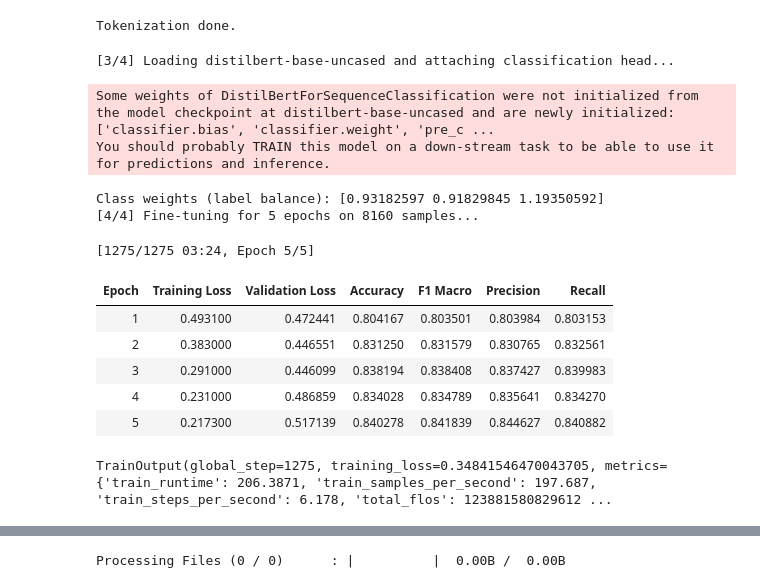
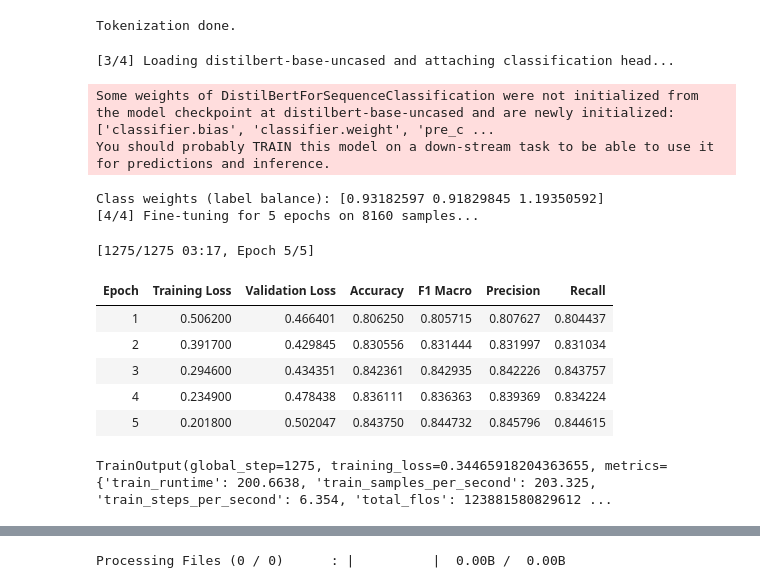
Before and after one commit to GitRatBCSAD/gomi-ml, a Jupyter notebook: gomi_train_3.ipynb, the cells around one changed output, grey strips where cells are left out. Cells and saved outputs as stored; diff of their text form; code cells hidden in the pictures.

Commit message:
update v3
Refactor to remove dead code, and removed `intensity` since it was
unecessary.

```diff
--- a/gomi_train_3.ipynb
+++ b/gomi_train_3.ipynb
@@ -187,23 +178,19 @@ Pre-split pool: 9600 samples.
     risk            3434  (35.8%)
     satisfaction    2681  (27.9%)
 # %%
-# ── 5. Split -> Tokenize ─────────────────────────────────────────────────────
-# Augmentation removed: satisfaction=2681 entries (3.5x previous 668).
-# All classes within 2x of each other -- augmentation unnecessary and would
-# reintroduce imbalance (SynonymAug would make satisfaction 2x the others).
 import numpy as np
+from collections import Counter
 from sklearn.model_selection import train_test_split
 from transformers import AutoTokenizer, AutoModelForSequenceClassification
 from transformers import TrainingArguments, Trainer, DataCollatorWithPadding
 from datasets import Dataset
 
-train_msgs, val_msgs, train_labels, val_labels, train_ints, val_ints = train_test_split(
-    messages, label_ids, intensities,
+train_msgs, val_msgs, train_labels, val_labels = train_test_split(
+    messages, label_ids,
     test_size=TEST_SIZE, random_state=RANDOM_SEED, stratify=label_ids
 )
 print(f'Split: {len(train_msgs)} train | {len(val_msgs)} val')
 
-from collections import Counter
 dist = Counter(LABELS[i] for i in train_labels)
 for lbl, cnt in sorted(dist.items()):
     print(f'  {lbl:<14} {cnt:>5}  ({100*cnt/len(train_labels):.1f}%)')
@@ -214,15 +201,12 @@ tokenizer = AutoTokenizer.from_pretrained(BASE_MODEL)
 def tokenize(batch):
     return tokenizer(batch['text'], truncation=True, max_length=MAX_LENGTH)
 
-train_weights = [i / 7.0 for i in train_ints]
-val_weights   = [i / 7.0 for i in val_ints]
-
 train_ds = (
-    Dataset.from_dict({'text': train_msgs, 'label': train_labels, 'weight': train_weights})
+    Dataset.from_dict({'text': train_msgs, 'label': train_labels})
     .map(tokenize, batched=True).remove_columns(['text'])
 )
 val_ds = (
-    Dataset.from_dict({'text': val_msgs, 'label': val_labels, 'weight': val_weights})
+    Dataset.from_dict({'text': val_msgs, 'label': val_labels})
     .map(tokenize, batched=True).remove_columns(['text'])
 )
 train_ds.set_format('torch')
@@ -239,42 +223,27 @@ Split: 8160 train | 1440 val
 Loading tokenizer (distilbert-base-uncased)...
 Tokenization done.
 # %%
-# ── 6. Fine-tune (CLASS WEIGHTS + INTENSITY INSTANCE WEIGHTS) ──
+import numpy as np
+import torch.nn as nn
 from sklearn.metrics import classification_report
 from sklearn.utils.class_weight import compute_class_weight
-import torch.nn as nn
 
 print(f'[3/4] Loading {BASE_MODEL} and attaching classification head...')
 model = AutoModelForSequenceClassification.from_pretrained(
     BASE_MODEL, num_labels=len(LABELS), id2label=ID2LABEL, label2id=LABEL2ID
 )
 
-# Class weights correct for label imbalance across the full training set.
-class_weights = compute_class_weight(
-    class_weight='balanced', classes=np.unique(train_labels), y=train_labels
-)
+class_weights  = compute_class_weight(class_weight='balanced', classes=np.unique(train_labels), y=train_labels)
 weights_tensor = torch.tensor(class_weights, dtype=torch.float32).to(model.device)
 print(f'Class weights (label balance): {class_weights}')
 
-class WeightedTrainer(Trainer):
-    # Combines class-level weights (label imbalance) with instance-level weights
-    # (annotation intensity). reduction='none' returns per-sample loss so instance
-    # weights can be applied multiplicatively before the batch mean.
+class ClassWeightedTrainer(Trainer):
     def compute_loss(self, model, inputs, return_outputs=False, num_items_in_batch=None):
-        labels       = inputs.pop('labels')
-        inst_weights = inputs.pop('weight', None)  # per-sample intensity/7.0 (float)
-        outputs      = model(**inputs)
-        logits       = outputs.get('logits')
-
-        current_device  = logits.device
-        loss_fct        = nn.CrossEntropyLoss(weight=weights_tensor.to(current_device), reduction='none')
-        per_sample_loss = loss_fct(logits.view(-1, self.model.config.num_labels), labels.view(-1))
-
-        if inst_weights is not None:
-            loss = (per_sample_loss * inst_weights.float().to(current_device)).mean()
-        else:
-            loss = per_sample_loss.mean()
-
+        labels  = inputs.pop('labels')
+        outputs = model(**inputs)
+        logits  = outputs.get('logits')
+        loss_fct = nn.CrossEntropyLoss(weight=weights_tensor.to(logits.device))
+        loss = loss_fct(logits.view(-1, self.model.config.num_labels), labels.view(-1))
         return (loss, outputs) if return_outputs else loss
 
 def compute_metrics(eval_pred):
@@ -289,39 +258,39 @@ args = TrainingArguments(
     num_train_epochs=NUM_EPOCHS,
     per_device_train_batch_size=BATCH_SIZE,
     per_device_eval_batch_size=BATCH_SIZE,
     learning_rate=LEARNING_RATE,
     weight_decay=WEIGHT_DECAY,
     eval_strategy='epoch',
     save_strategy='epoch',
     load_best_model_at_end=True,
     metric_for_best_model='f1_macro',
     logging_steps=20,
     report_to='none',
     seed=RANDOM_SEED,
     fp16=torch.cuda.is_available(),
 )
 
-trainer = WeightedTrainer(
+trainer = ClassWeightedTrainer(
     model=model, args=args,
     train_dataset=train_ds, eval_dataset=val_ds,
     tokenizer=tokenizer, data_collator=collator,
     compute_metrics=compute_metrics,
 )
 
 print(f'[4/4] Fine-tuning for {NUM_EPOCHS} epochs on {len(train_msgs)} samples...')
 trainer.train()
 # %% [output]
 [3/4] Loading distilbert-base-uncased and attaching classification head...
 Some weights of DistilBertForSequenceClassification were not initialized from the model checkpoint at distilbert-base-uncased and are newly initialized: ['classifier.bias', 'classifier.weight', 'pre_c ...
 You should probably TRAIN this model on a down-stream task to be able to use it for predictions and inference.
 Class weights (label balance): [0.93182597 0.91829845 1.19350592]
 [4/4] Fine-tuning for 5 epochs on 8160 samples...
-[1275/1275 03:24, Epoch 5/5]
+[1275/1275 03:17, Epoch 5/5]
 | Epoch | Training Loss | Validation Loss | Accuracy | F1 Macro | Precision | Recall |
-| 1 | 0.493100 | 0.472441 | 0.804167 | 0.803501 | 0.803984 | 0.803153 |
-| 2 | 0.383000 | 0.446551 | 0.831250 | 0.831579 | 0.830765 | 0.832561 |
-| 3 | 0.291000 | 0.446099 | 0.838194 | 0.838408 | 0.837427 | 0.839983 |
-| 4 | 0.231000 | 0.486859 | 0.834028 | 0.834789 | 0.835641 | 0.834270 |
-| 5 | 0.217300 | 0.517139 | 0.840278 | 0.841839 | 0.844627 | 0.840882 |
+| 1 | 0.506200 | 0.466401 | 0.806250 | 0.805715 | 0.807627 | 0.804437 |
+| 2 | 0.391700 | 0.429845 | 0.830556 | 0.831444 | 0.831997 | 0.831034 |
+| 3 | 0.294600 | 0.434351 | 0.842361 | 0.842935 | 0.842226 | 0.843757 |
+| 4 | 0.234900 | 0.478438 | 0.836111 | 0.836363 | 0.839369 | 0.834224 |
+| 5 | 0.201800 | 0.502047 | 0.843750 | 0.844732 | 0.845796 | 0.844615 |
-TrainOutput(global_step=1275, training_loss=0.34841546470043705, metrics={'train_runtime': 206.3871, 'train_samples_per_second': 197.687, 'train_steps_per_second': 6.178, 'total_flos': 123881580829612 ...
+TrainOutput(global_step=1275, training_loss=0.34465918204363655, metrics={'train_runtime': 200.6638, 'train_samples_per_second': 203.325, 'train_steps_per_second': 6.354, 'total_flos': 123881580829612 ...
 # %%
```
Also changed, not shown: parts of 33 cells of this notebook.
